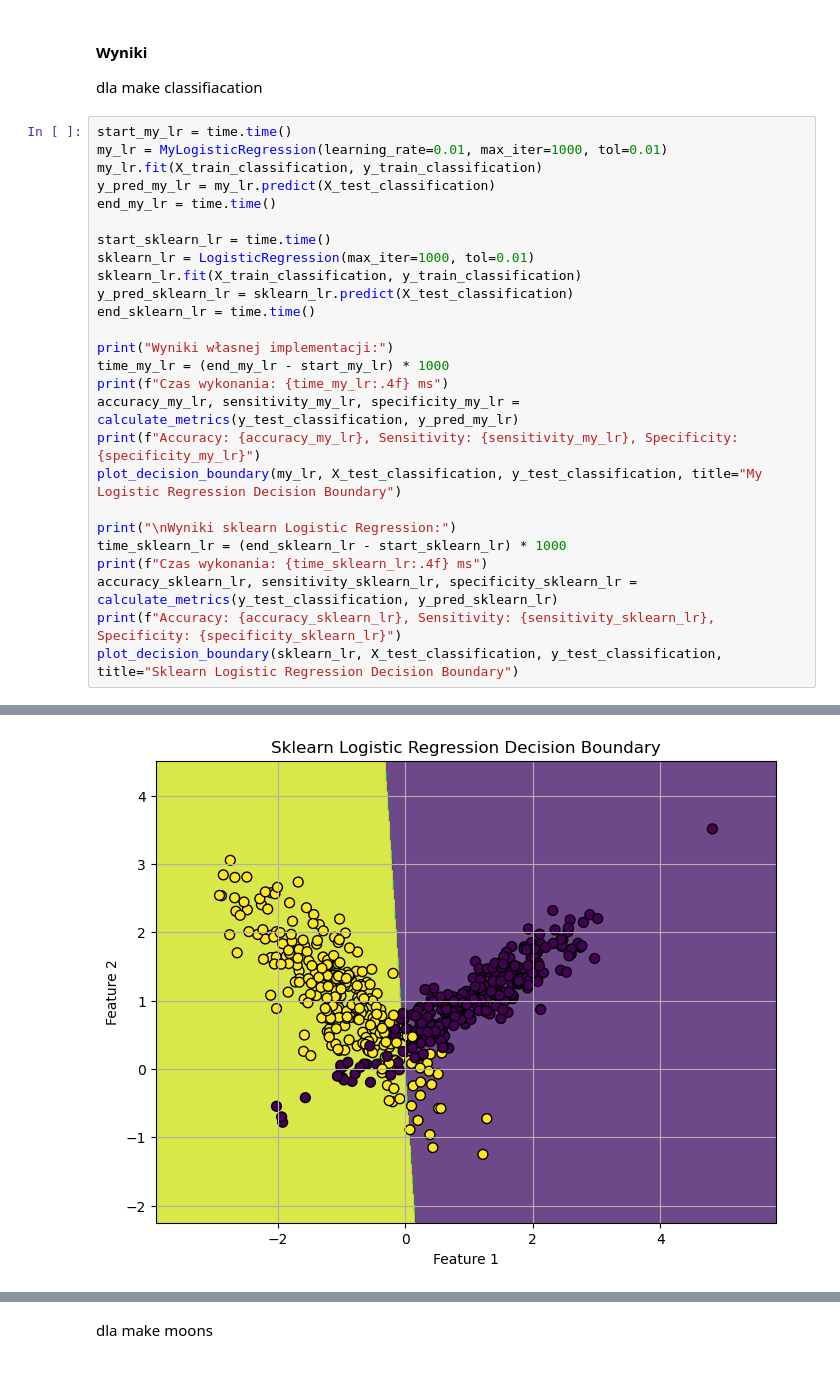
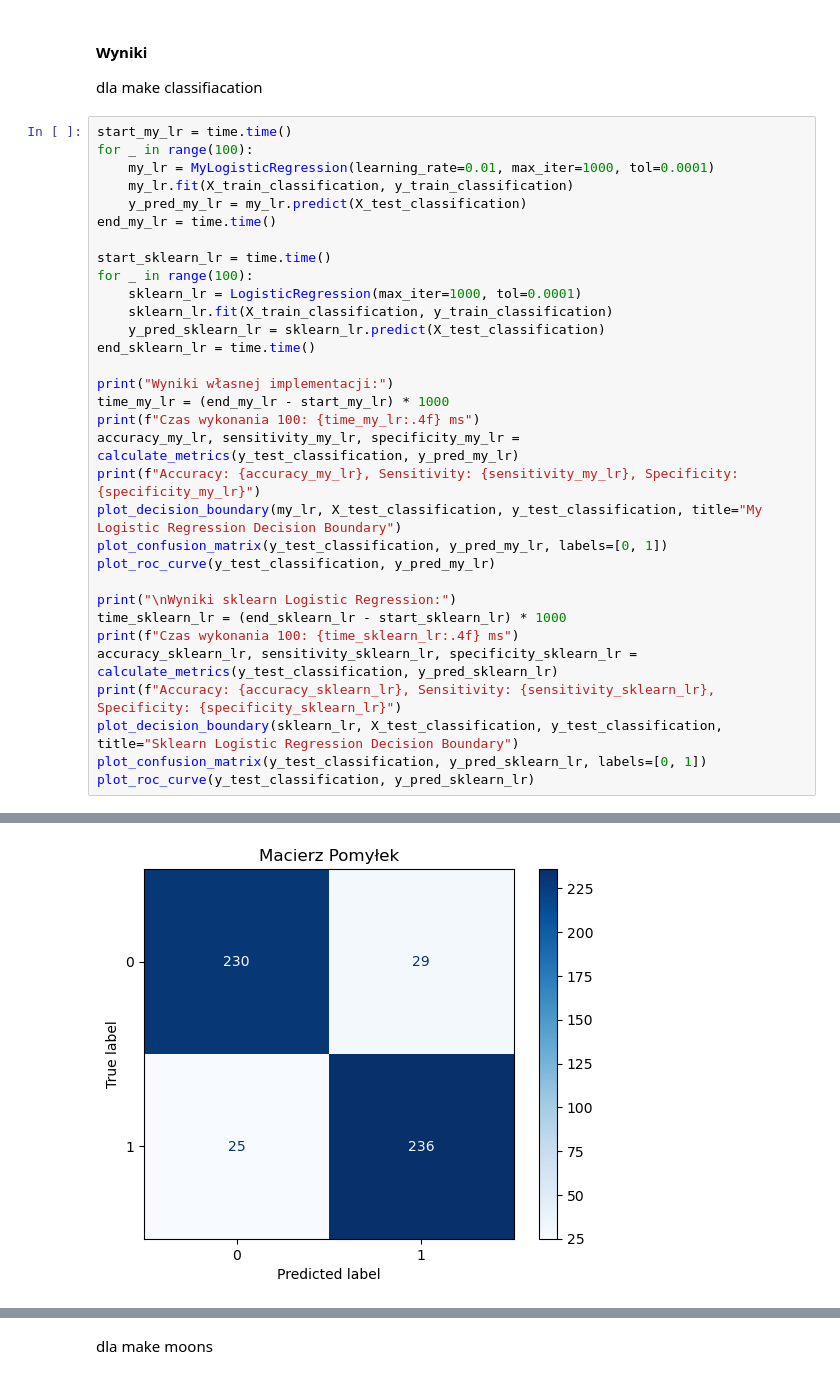
Before and after one commit to Lecrut/ai-ml_studies, a Jupyter notebook: pum/3_259199_Filip_Lecrut.ipynb, the cells around one changed output, grey strips where cells are left out. Saved outputs shown, nothing was run; the diff lists cells and outputs as text.

```diff
--- a/pum/3_259199_Filip_Lecrut.ipynb
+++ b/pum/3_259199_Filip_Lecrut.ipynb
@@ -160,29 +162,35 @@ class MyLogisticRegression:
 dla make classifiacation
 # %%
 start_my_lr = time.time()
-my_lr = MyLogisticRegression(learning_rate=0.01, max_iter=1000, tol=0.01)
-my_lr.fit(X_train_classification, y_train_classification)
-y_pred_my_lr = my_lr.predict(X_test_classification)
+for _ in range(100):
+    my_lr = MyLogisticRegression(learning_rate=0.01, max_iter=1000, tol=0.0001)
+    my_lr.fit(X_train_classification, y_train_classification)
+    y_pred_my_lr = my_lr.predict(X_test_classification)
 end_my_lr = time.time()
 
 start_sklearn_lr = time.time()
-sklearn_lr = LogisticRegression(max_iter=1000, tol=0.01)
-sklearn_lr.fit(X_train_classification, y_train_classification)
-y_pred_sklearn_lr = sklearn_lr.predict(X_test_classification)
+for _ in range(100):
+    sklearn_lr = LogisticRegression(max_iter=1000, tol=0.0001)
+    sklearn_lr.fit(X_train_classification, y_train_classification)
+    y_pred_sklearn_lr = sklearn_lr.predict(X_test_classification)
 end_sklearn_lr = time.time()
 
 print("Wyniki własnej implementacji:")
 time_my_lr = (end_my_lr - start_my_lr) * 1000
-print(f"Czas wykonania: {time_my_lr:.4f} ms")
+print(f"Czas wykonania 100: {time_my_lr:.4f} ms")
 accuracy_my_lr, sensitivity_my_lr, specificity_my_lr = calculate_metrics(y_test_classification, y_pred_my_lr)
 print(f"Accuracy: {accuracy_my_lr}, Sensitivity: {sensitivity_my_lr}, Specificity: {specificity_my_lr}")
 plot_decision_boundary(my_lr, X_test_classification, y_test_classification, title="My Logistic Regression Decision Boundary")
+plot_confusion_matrix(y_test_classification, y_pred_my_lr, labels=[0, 1])
+plot_roc_curve(y_test_classification, y_pred_my_lr)
 
 print("\nWyniki sklearn Logistic Regression:")
 time_sklearn_lr = (end_sklearn_lr - start_sklearn_lr) * 1000
-print(f"Czas wykonania: {time_sklearn_lr:.4f} ms")
+print(f"Czas wykonania 100: {time_sklearn_lr:.4f} ms")
 accuracy_sklearn_lr, sensitivity_sklearn_lr, specificity_sklearn_lr = calculate_metrics(y_test_classification, y_pred_sklearn_lr)
 print(f"Accuracy: {accuracy_sklearn_lr}, Sensitivity: {sensitivity_sklearn_lr}, Specificity: {specificity_sklearn_lr}")
 plot_decision_boundary(sklearn_lr, X_test_classification, y_test_classification, title="Sklearn Logistic Regression Decision Boundary")
+plot_confusion_matrix(y_test_classification, y_pred_sklearn_lr, labels=[0, 1])
+plot_roc_curve(y_test_classification, y_pred_sklearn_lr)
 # %% [output]
 Wyniki własnej implementacji:
@@ -190,2 +198,3 @@ Czas wykonania: 4.0016 ms
 Accuracy: 0.8961538461538462, Sensitivity: 0.9042145593869731, Specificity: 0.888030888030888
 [figure]
+[figure, new version]
@@ -194,2 +204 @@ Czas wykonania: 4.0038 ms
 Accuracy: 0.8923076923076924, Sensitivity: 0.9042145593869731, Specificity: 0.8803088803088803
-[figure, old version]
```
Also changed, not shown: parts of 15 cells of this notebook.
